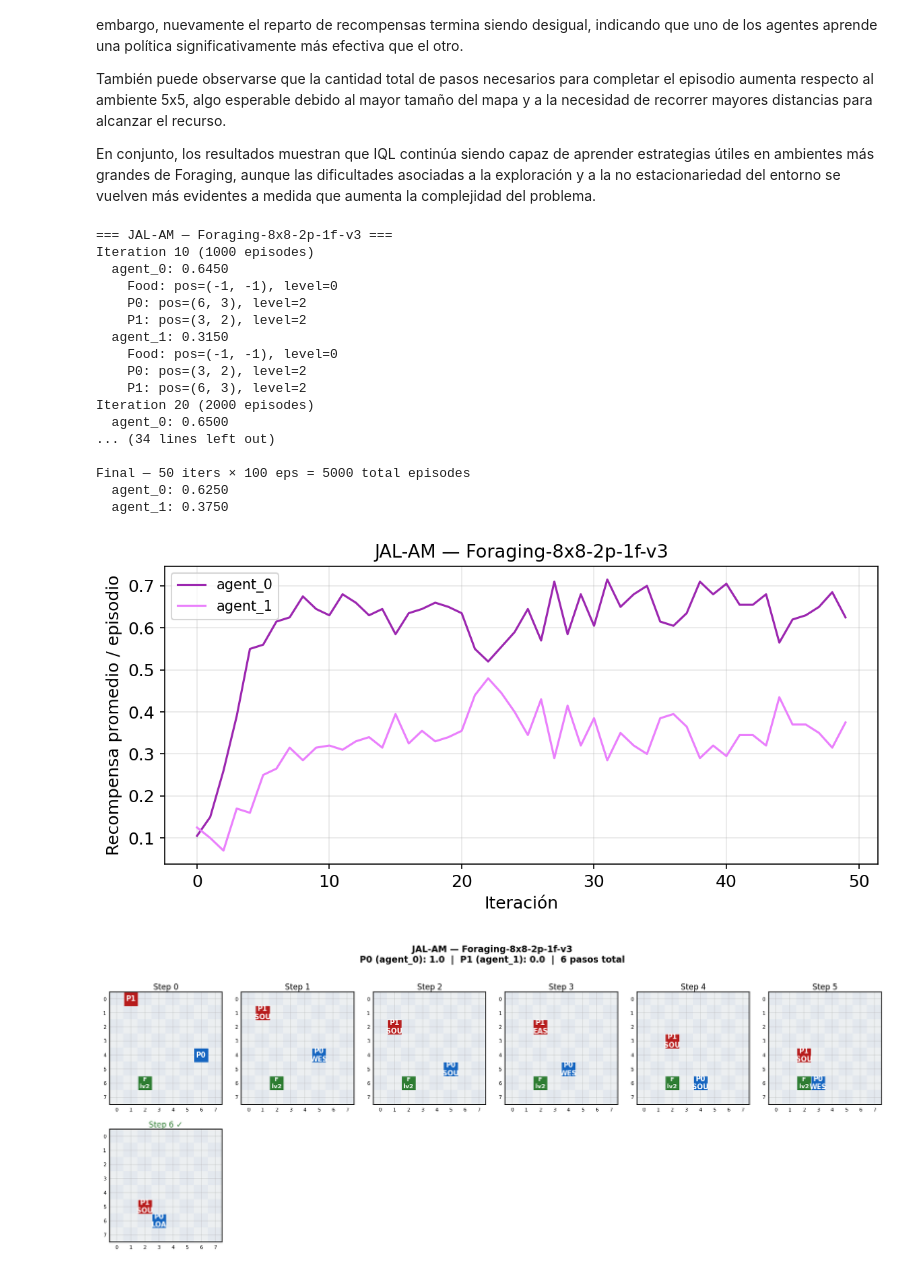
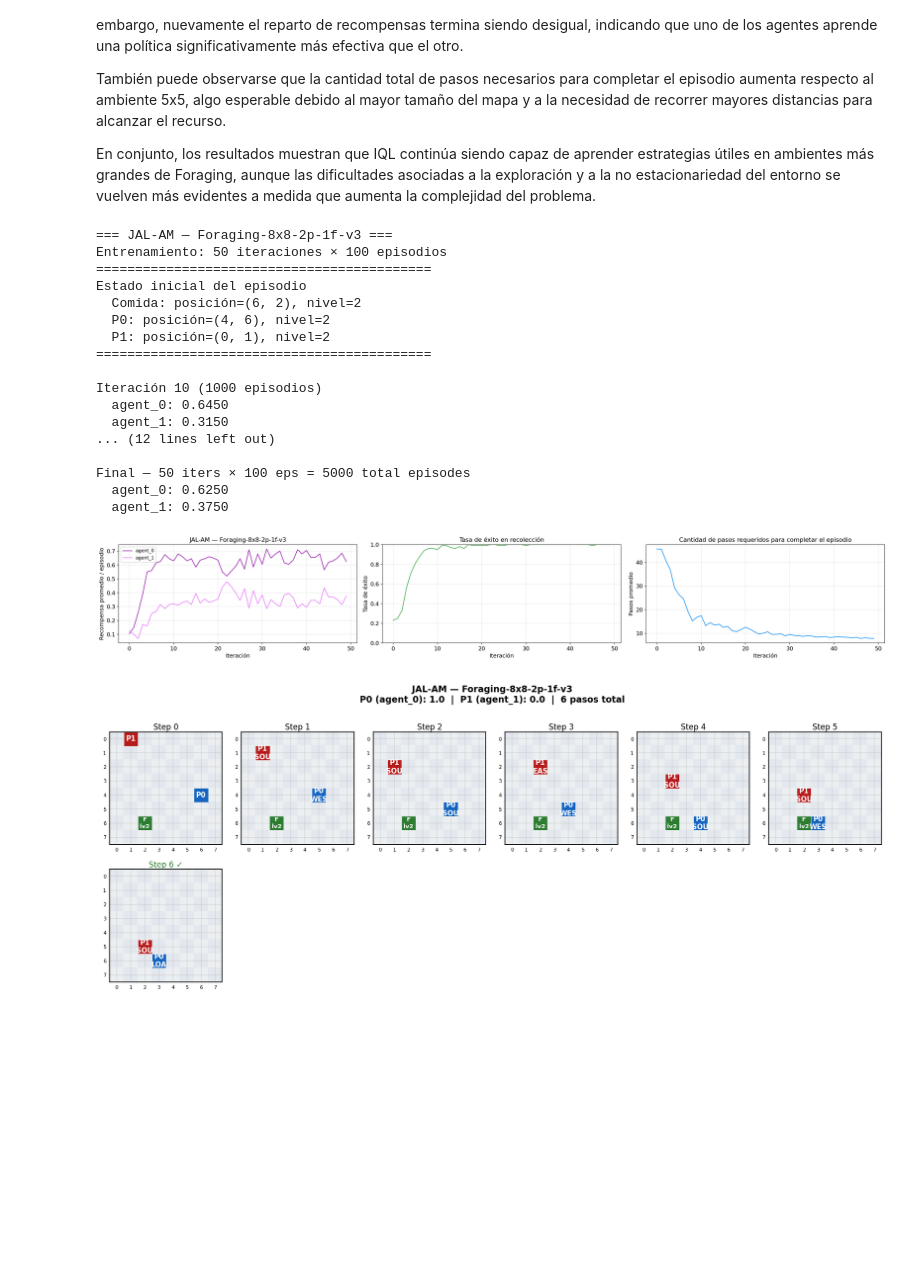
Before and after one commit to mmussio85/simultaneous-games, a Jupyter notebook: Foraging.ipynb, the cells around one changed output. Cells and saved outputs as stored; diff of their text form; code cells hidden in the pictures; blank space fills up the shorter version.

```diff
--- a/Foraging.ipynb
+++ b/Foraging.ipynb
@@ -514,38 +562,39 @@ En conjunto, los resultados muestran que IQL continúa siendo capaz de aprender
 # %%
 # ── JAL-AM — Config 1: Foraging-8x8-2p-1f-v3 ─────────────────────────────────
 config = configurations['1']
 game_jalam_1 = Foraging(config=config['game'], seed=1)
 agents_jalam_1 = {a: JointActionLearningAM(game=game_jalam_1, agent=a, **config['jalam'])
                   for a in game_jalam_1.agents}
 
 print(f"=== JAL-AM — {config['game']} ===")
-avg_jalam_1 = train(game_jalam_1, agents_jalam_1, config['train_config'], progress=True)
+avg_jalam_1, success_jalam_1, steps_jalam_1 = train(game_jalam_1, agents_jalam_1, config['train_config'], progress=True)
 
 plot_training(avg_jalam_1,
               title=f"JAL-AM — {config['game']}",
               colors=[JAL_AM_PALETTE[0], JAL_AM_PALETTE[1]],
-              save_path='figures/Foraging/jalam_config1_training.png')
+              save_path='figures/Foraging/jalam_config1_training.png',
+              success_rates=success_jalam_1, avg_steps=steps_jalam_1)
 
 for a in game_jalam_1.agents:
     agents_jalam_1[a].epsilon = 0.0
     agents_jalam_1[a].alpha   = 0.0
 # %% [output]
 === JAL-AM — Foraging-8x8-2p-1f-v3 ===
-Iteration 10 (1000 episodes)
+Entrenamiento: 50 iteraciones × 100 episodios
+===========================================
+Estado inicial del episodio
+  Comida: posición=(6, 2), nivel=2
+  P0: posición=(4, 6), nivel=2
+  P1: posición=(0, 1), nivel=2
+===========================================
+
+Iteración 10 (1000 episodios)
   agent_0: 0.6450
-    Food: pos=(-1, -1), level=0
-    P0: pos=(6, 3), level=2
-    P1: pos=(3, 2), level=2
   agent_1: 0.3150
-    Food: pos=(-1, -1), level=0
-    P0: pos=(3, 2), level=2
-    P1: pos=(6, 3), level=2
-Iteration 20 (2000 episodes)
-  agent_0: 0.6500
-... (34 lines left out)
+... (12 lines left out)
 
 Final — 50 iters × 100 eps = 5000 total episodes
   agent_0: 0.6250
   agent_1: 0.3750
-[figure, old version]
+[figure, new version]
 # %%
```
Also changed, not shown: parts of 26 cells of this notebook.
